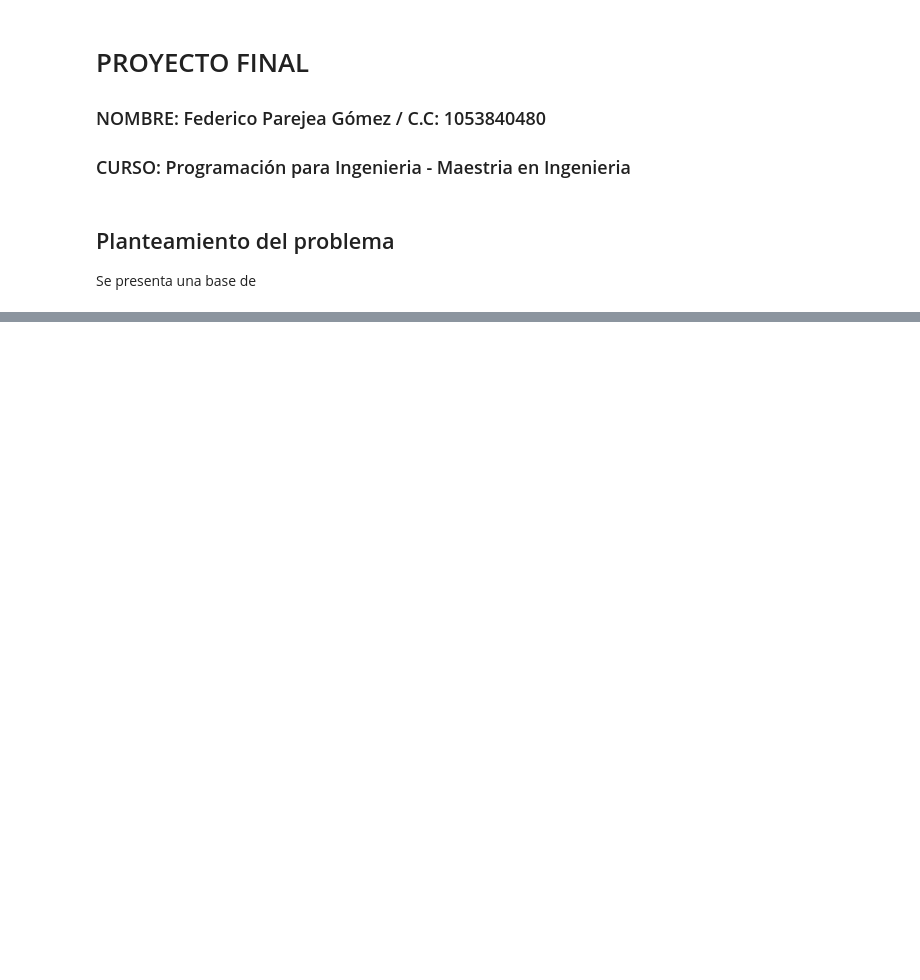
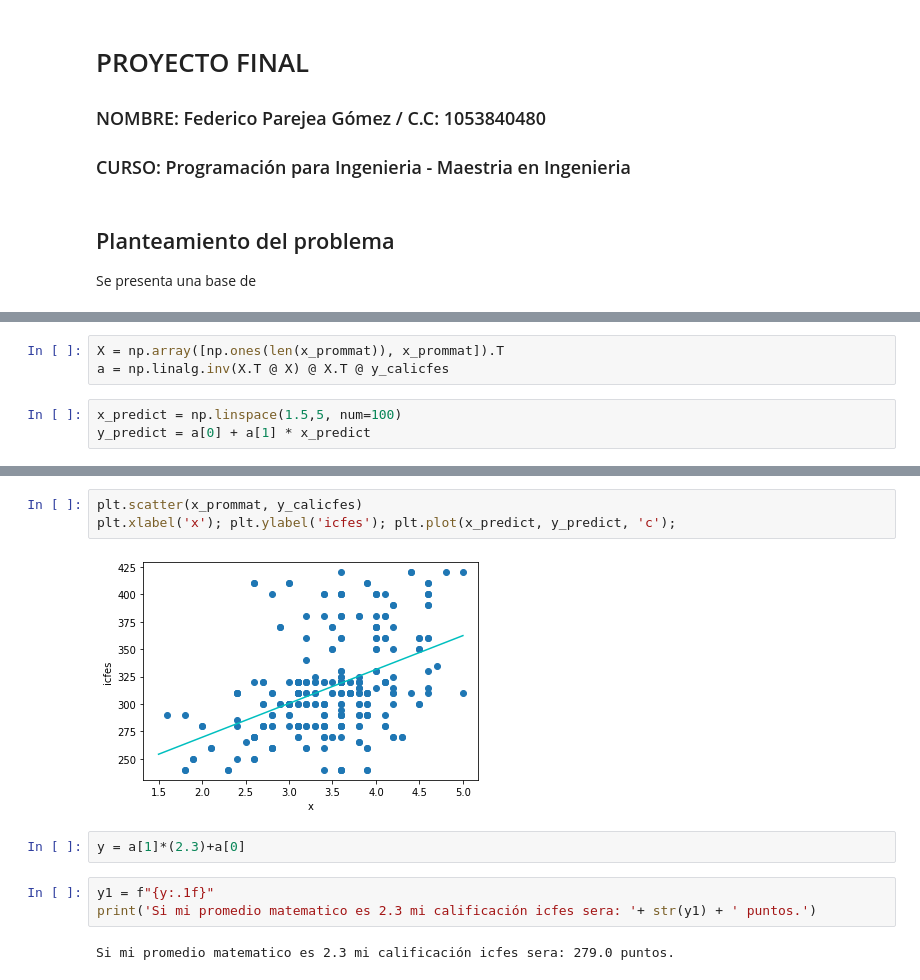
Before and after one commit to fepago95/clase2, a Jupyter notebook: ProyectoFinal.ipynb, the cells around one changed output, grey strips where cells are left out. Saved outputs shown, nothing was run; the diff lists cells and outputs as text; blank space fills up the shorter version.

```diff
--- a/ProyectoFinal.ipynb
+++ b/ProyectoFinal.ipynb
@@ -40,0 +43,6 @@ prom_mat
+# %%
+X = np.array([np.ones(len(x_prommat)), x_prommat]).T
+a = np.linalg.inv(X.T @ X) @ X.T @ y_calicfes
+# %%
+x_predict = np.linspace(1.5,5, num=100)
+y_predict = a[0] + a[1] * x_predict
@@ -40,0 +56,12 @@ prom_mat
+# %%
+plt.scatter(x_prommat, y_calicfes)
+plt.xlabel('x'); plt.ylabel('icfes'); plt.plot(x_predict, y_predict, 'c');
+# %% [output]
+[figure, added]
+# %%
+y = a[1]*(2.3)+a[0]
+# %%
+y1 = f"{y:.1f}"
+print('Si mi promedio matematico es 2.3 mi calificación icfes sera: '+ str(y1) + ' puntos.')
+# %% [output]
+Si mi promedio matematico es 2.3 mi calificación icfes sera: 279.0 puntos.
```
Also changed, not shown: parts of 6 cells of this notebook.
